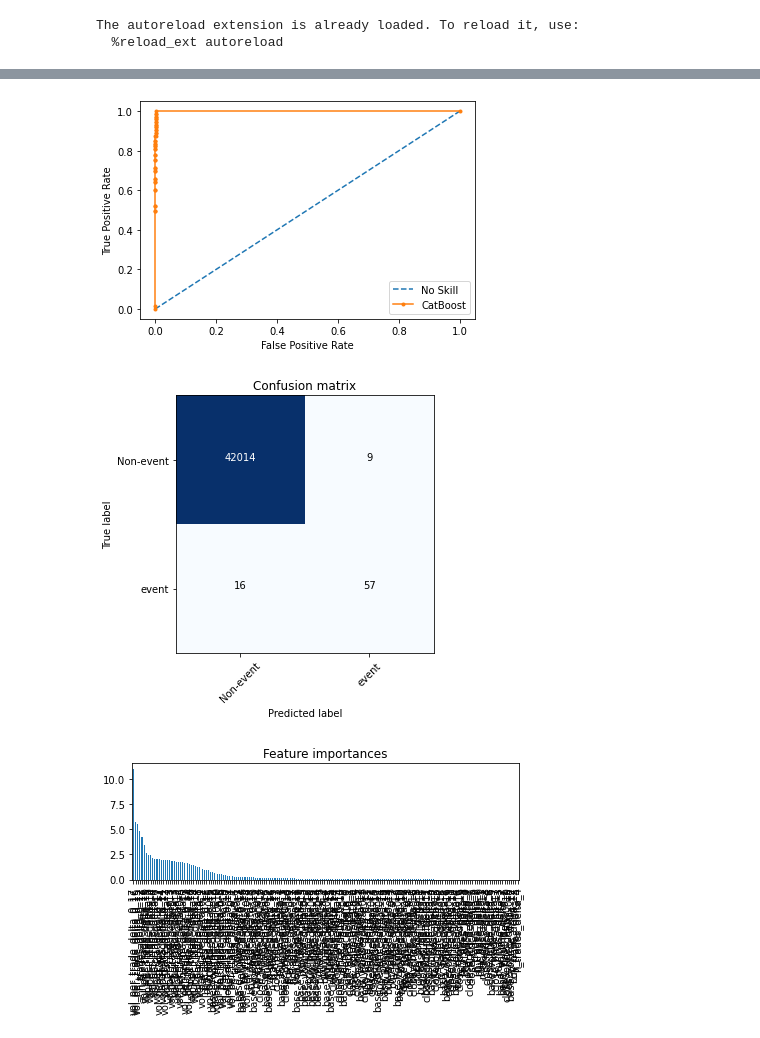
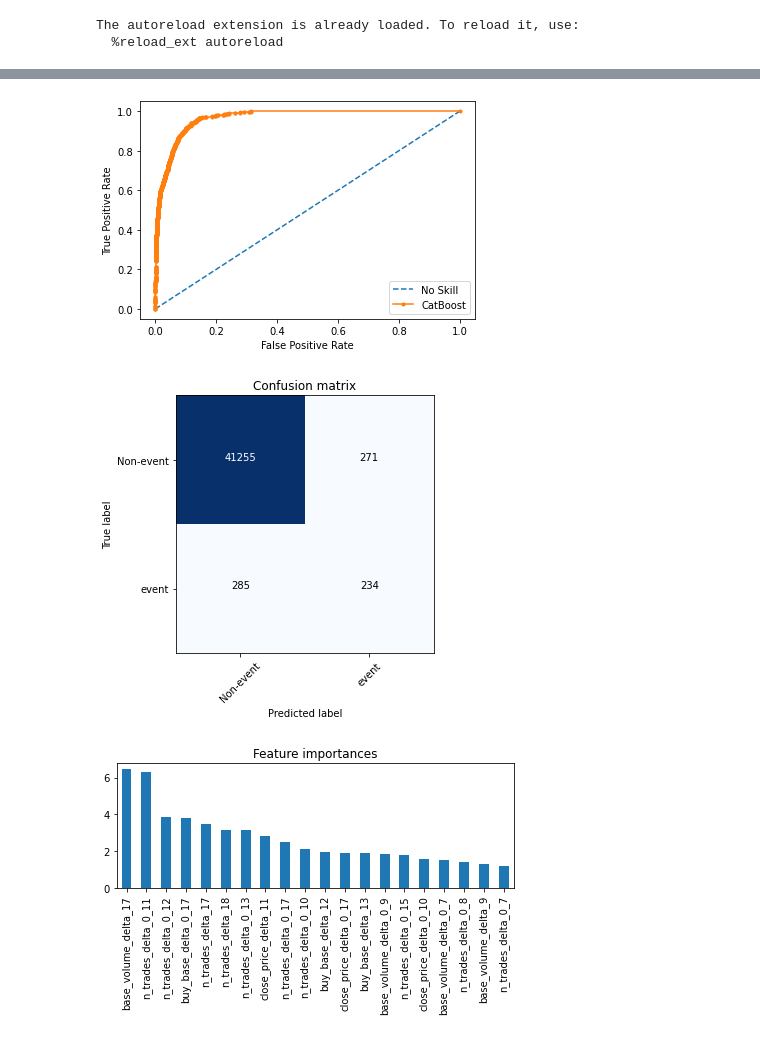
Before and after one commit to egordeev-ds/trading_project, a Jupyter notebook: scripts_analytical/2_4_model_train_1d.ipynb, the cells around one changed output, grey strips where cells are left out. Drawn from its saved outputs; the diff is of its cells as text; code cells hidden in the pictures.

Commit message:
22_06_22 start

```diff
--- a/scripts_analytical/2_4_model_train_1d.ipynb
+++ b/scripts_analytical/2_4_model_train_1d.ipynb
@@ -36,7 +37,7 @@ with open("params.yml", 'r') as file:
 root_path = params['root_path']
 filepath_input = root_path + 'data/raw_data/'
 
-feature_cols = ['close_price','n_trades','base_volume','buy_base','vol_per_trade']
+feature_cols = ['close_price','n_trades','base_volume','buy_base']
 
 shift_b = 18
 shift_f = 7
@@ -126,11 +138,18 @@ df = pd.DataFrame(data=d)
 for col in feature_cols:
     df[f'{col}_delta'] = df[col].shift(-1) - df[col]
 
-#correction
+#correction_1 - отрицательные приросты из-за конца свечи
 condition = (df['is_closed'] == True)
 feature_cols_delta = [col + '_delta' for col in feature_cols]
 for col_1, col_2 in zip(feature_cols,feature_cols_delta):
     df[col_2].loc[condition] = (df[col_1].loc[condition].values) + (df[col_2].loc[condition].values)
+
+#correction_2 - отрицателные приросты из-за пропусков в датах
+cnd_2 = df['n_trades_delta'] < 0
+df = df.drop(axis=0, index = df.loc[cnd_2].index)
+
+#vol_per_trade
+df['vol_per_trade'] = df['base_volume_delta'] / df['n_trades_delta']
 
 #shift deltas
 data_temp = pd.DataFrame()
@@ -142,9 +161,9 @@ for col in feature_cols_delta:
         if shift > 1:
             data_temp[f'{col}_0_{shift-1}'] = df[col].rolling(shift).sum()
 df = pd.concat([df.drop(feature_cols_delta, axis = 1), data_temp], axis = 1)
-df = df.dropna().reset_index(drop = True)
+df = df.dropna()
 
-#target calculation
+#target
 df['anomaly_t_start'] = np.where(
     df.close_price > df.open_price,
     df.high_price/df.open_price,
@@ -190,3 +175,13 @@ df_model = df[delta_cols + ['target']]
+# %%
+###select
+dt_cols = ['t_start', 't_end']
+price_cols = ['open_price','close_price','low_price','high_price']
+feature_cols = feature_cols
+delta_cols = [col for col in df.columns if 'delta' in col]
+
+df_event = df[dt_cols + price_cols + ['target']].reset_index(drop = True)
+df_period = df[dt_cols + delta_cols + ['target']].reset_index(drop = True)
+df_model = df[delta_cols + ['target']].reset_index(drop = True)
 # %%
 #split
 train, test = train_test_split(df_model, test_size = 0.2, random_state = 42, shuffle = False)
@@ -226,15 +221,15 @@ display(metrics_df)
 # %%
 cutoff = opt_cutoff
 
 # plot roc curve
 plot_roc_curve(y_test, y_test_pred_proba)
 
 #plot_confusion_matrix
 plot_confusion_matrix(y_test, y_test_pred_proba, cutoff)
 
 #plot_feature_importances
-plot_feature_importnaces(model,x_train)
+plot_feature_importnaces(model,x_train, top = 20)
 # %% [output]
-[figure, old version]
+[figure, new version]
-[figure, old version]
+[figure, new version]
-[figure, old version]
+[figure, new version]
```
Also changed, not shown: parts of 6 cells of this notebook, 7 other files.
